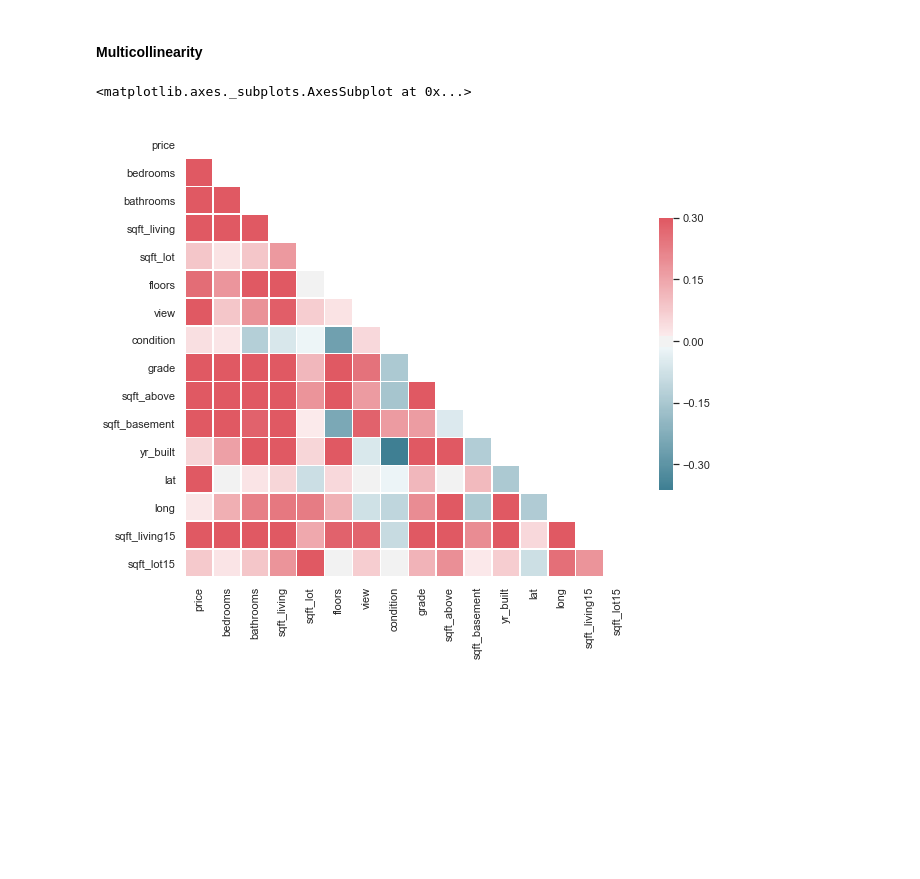
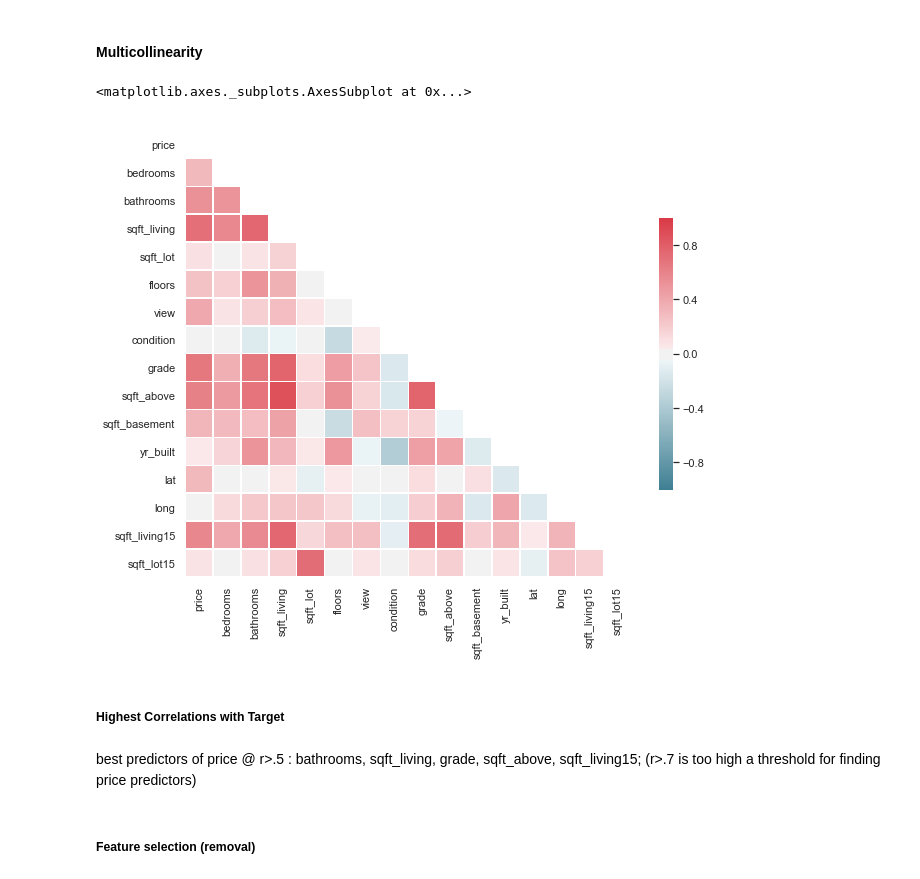
Before and after one commit to sid401/dsc-1-final-project-online-ds-sp-000, a Jupyter notebook: student.ipynb, the cells around one changed output. Saved outputs shown, nothing was run; the diff lists cells and outputs as text; code cells hidden in the pictures; blank space fills up the shorter version.

```diff
--- a/student.ipynb
+++ b/student.ipynb
@@ -283,23 +306,25 @@ dtype('int64')
 # %%
 # Set the style of the visualization
 sns.set(style="white")
 
 # Create a covariance matrix
 corr = df.corr()
 
 # Generate a mask the size of our covariance matrix
 mask = np.zeros_like(corr, dtype=np.bool)
 mask[np.triu_indices_from(mask)] = True
 
 # Set up the matplotlib figure
 f, ax = plt.subplots(figsize=(10, 10))
 
 # Generate a custom diverging colormap
 cmap = sns.diverging_palette(220, 10, as_cmap=True)
 
 # Draw the heatmap with the mask and correct aspect ratio
-sns.heatmap(corr, mask=mask, cmap=cmap, vmax=.3, center=0,
+sns.heatmap(corr, mask=mask, cmap=cmap, vmin=-1, vmax=1, center=0,
             square=True, linewidths=.5, cbar_kws={"shrink": .5})
 # %% [output]
 <matplotlib.axes._subplots.AxesSubplot at 0x...>
-[figure, old version]
+[figure, new version]
+# %% [markdown]
+##### Highest Correlations with Target
@@ -305,0 +333,4 @@ sns.heatmap(corr, mask=mask, cmap=cmap, vmax=.3, center=0,
+# %% [markdown]
+best predictors of price @ r>.5 : bathrooms, sqft_living, grade, sqft_above, sqft_living15; (r>.7 is too high a threshold for finding price predictors)
+# %% [markdown]
+##### Feature selection (removal)
```
Also changed, not shown: parts of 12 cells of this notebook.
